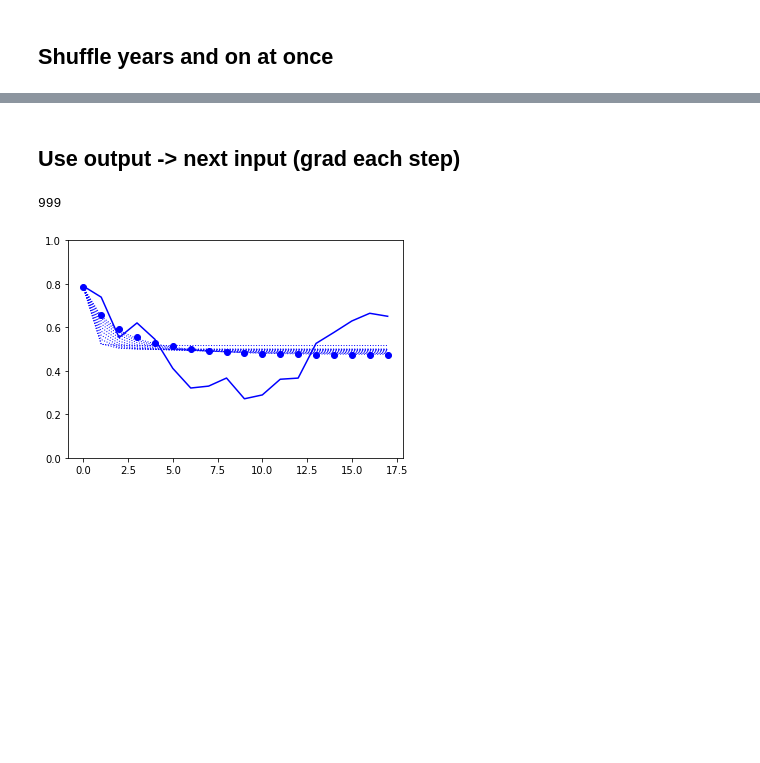
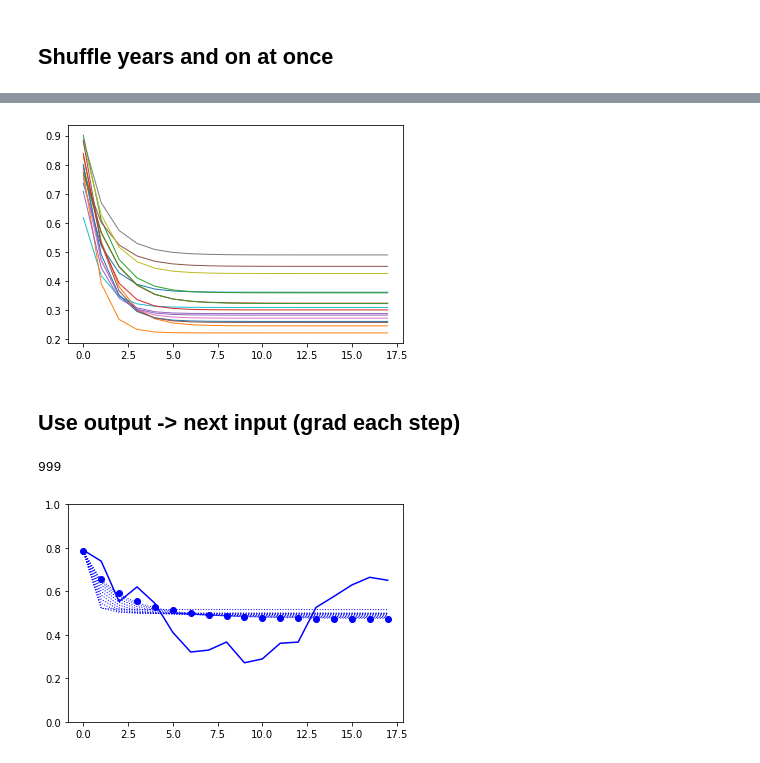
Before and after one commit to MarBry111/Forecast_Election_Poland, a Jupyter notebook: Model_I_3parameters.ipynb, the cells around one changed output, grey strips where cells are left out. Cells and saved outputs as stored; diff of their text form; code cells hidden in the pictures; blank space fills up the shorter version.

```diff
--- a/Model_I_3parameters.ipynb
+++ b/Model_I_3parameters.ipynb
@@ -389,3 +387,8 @@ loss sum: 1.8269086263581773
+# %%
+plt.plot(o.reshape(18,16), linewidth=1)
+plt.show()
+# %% [output]
+[figure, added]
 # %% [markdown]
 ## Use output -> next input (grad each step)
 # %%
```
Also changed, not shown: parts of 8 cells of this notebook, 1 other file.
